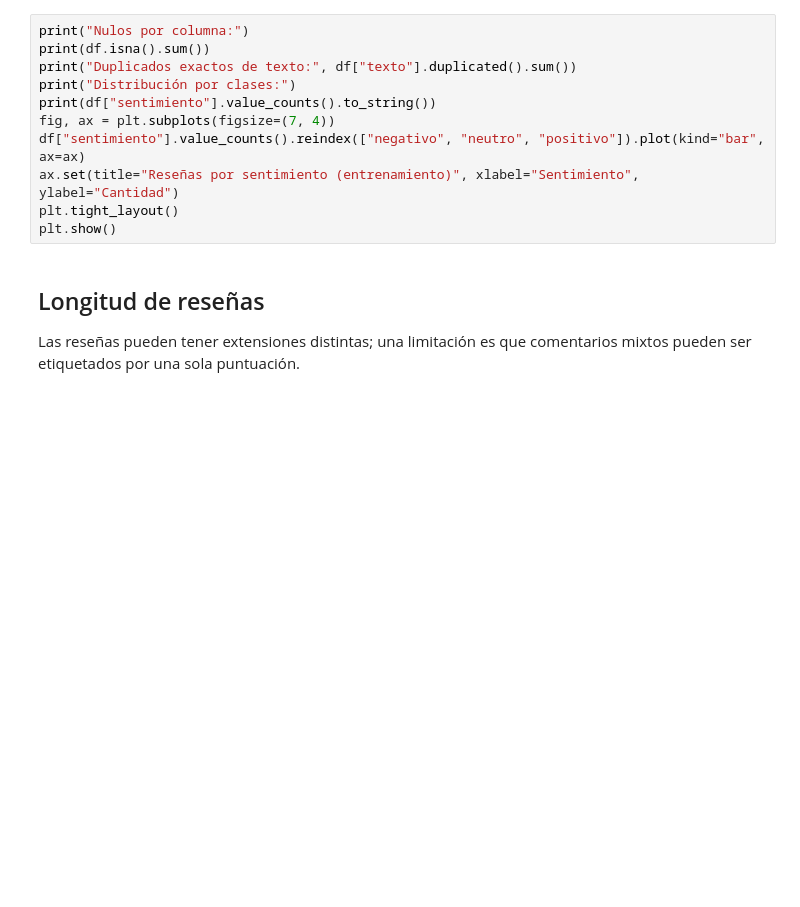
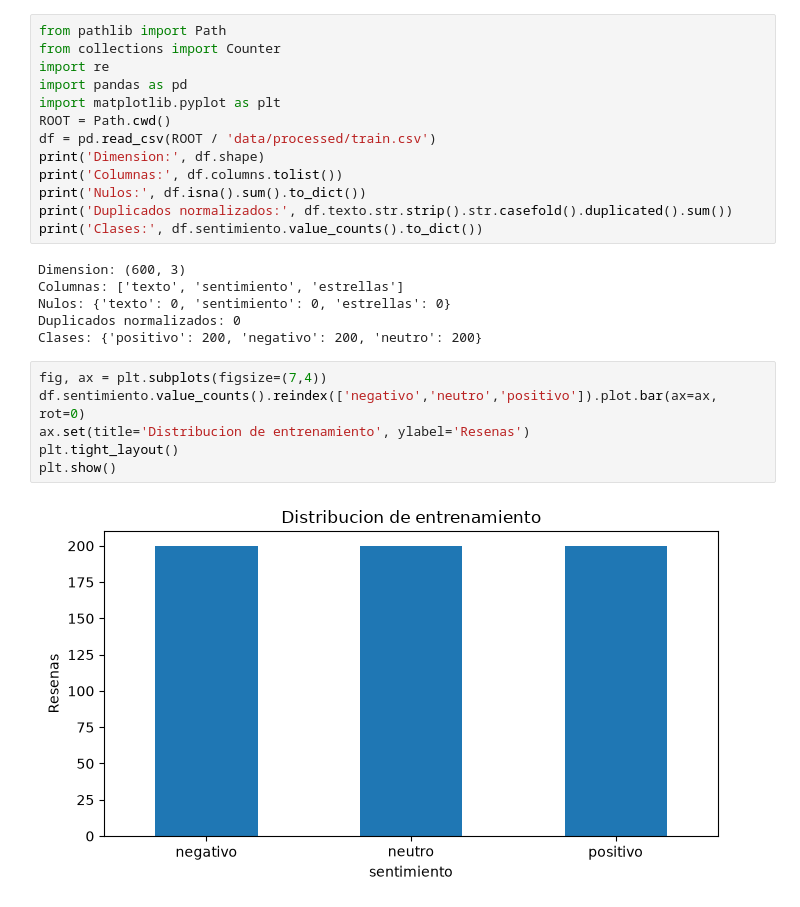
Before and after one commit to IsaiasGutierrezTeran/Proyecto_Topicos, a Jupyter notebook: notebooks/eda_kelly.ipynb, the cells around one changed output. Saved outputs shown, nothing was run; the diff lists cells and outputs as text; blank space fills up the shorter version.

```diff
--- a/notebooks/eda_kelly.ipynb
+++ b/notebooks/eda_kelly.ipynb
@@ -23,15 +4,28 @@ Analizamos nulos, duplicados y el número de reseñas por sentimiento. La clasif
+# %%
+from pathlib import Path
+from collections import Counter
+import re
+import pandas as pd
+import matplotlib.pyplot as plt
+ROOT = Path.cwd()
+df = pd.read_csv(ROOT / 'data/processed/train.csv')
+print('Dimension:', df.shape)
+print('Columnas:', df.columns.tolist())
+print('Nulos:', df.isna().sum().to_dict())
+print('Duplicados normalizados:', df.texto.str.strip().str.casefold().duplicated().sum())
+print('Clases:', df.sentimiento.value_counts().to_dict())
+# %% [output]
+Dimension: (600, 3)
+Columnas: ['texto', 'sentimiento', 'estrellas']
+Nulos: {'texto': 0, 'sentimiento': 0, 'estrellas': 0}
+Duplicados normalizados: 0
+Clases: {'positivo': 200, 'negativo': 200, 'neutro': 200}
 # %%
-print("Nulos por columna:")
-print(df.isna().sum())
-print("Duplicados exactos de texto:", df["texto"].duplicated().sum())
-print("Distribución por clases:")
-print(df["sentimiento"].value_counts().to_string())
-fig, ax = plt.subplots(figsize=(7, 4))
-df["sentimiento"].value_counts().reindex(["negativo", "neutro", "positivo"]).plot(kind="bar", ax=ax)
-ax.set(title="Reseñas por sentimiento (entrenamiento)", xlabel="Sentimiento", ylabel="Cantidad")
+fig, ax = plt.subplots(figsize=(7,4))
+df.sentimiento.value_counts().reindex(['negativo','neutro','positivo']).plot.bar(ax=ax, rot=0)
+ax.set(title='Distribucion de entrenamiento', ylabel='Resenas')
 plt.tight_layout()
 plt.show()
+# %% [output]
+[figure, added]
-# %% [markdown]
-## Longitud de reseñas
-Las reseñas pueden tener extensiones distintas; una limitación es que comentarios mixtos pueden ser etiquetados por una sola puntuación.
 # %%
```
Also changed, not shown: parts of 12 cells of this notebook, 19 other files.
